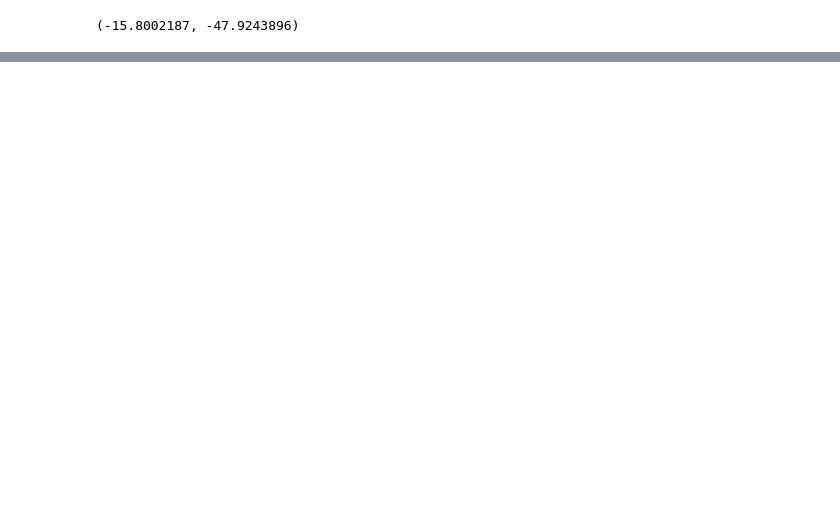
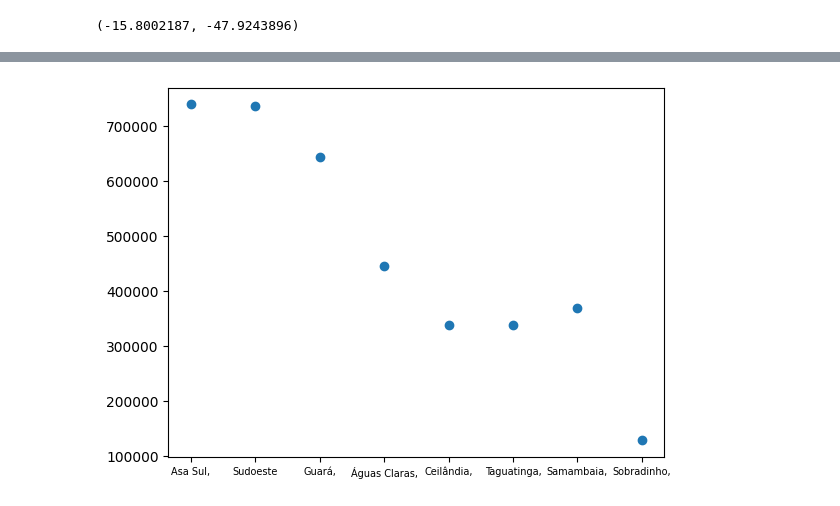
Before and after one commit to cvs2010/Data-Science-Projects, a Jupyter notebook: Project_7_forecasting_prices_zapimoveis_df.ipynb, the cells around one changed output, grey strips where cells are left out. Drawn from its saved outputs; the diff is of its cells as text; code cells hidden in the pictures; blank space fills up the shorter version.

```diff
--- a/Project_7_forecasting_prices_zapimoveis_df.ipynb
+++ b/Project_7_forecasting_prices_zapimoveis_df.ipynb
@@ -544,0 +853,8 @@ array([[861681.56]], dtype=float32)
+# %%
+from geopy.geocoders import Nominatim
+geolocator = Nominatim(user_agent="myGeocoder", timeout=2)
+location8 = "Sobradinho"
+location8 = geolocator.geocode(location8 + ", Brasília-DF, Brasil")
+latitude = float(location8.latitude)
+longitude = float(location8.longitude)
+latitude, longitude
@@ -544,0 +901,7 @@ array([[861681.56]], dtype=float32)
+# %%
+X_test_1 = np.array([[ quartos, garagem, banheiro, area, suite, academia, varanda, transporte, salao, planejado, latitude2, longitude2 ]])
+
+y_predict_8 = model.predict(X_test_1)
+
+y_predict_8 = scaler.inverse_transform(y_predict_8)
+y_predict_8
@@ -544,0 +913,5 @@ array([[861681.56]], dtype=float32)
+# %%
+array = [(location1.address.split()[0]+' '+location1.address.split()[1],int(y_predict_1)), (location2.address.split()[0],int(y_predict_2)), (location3.address.split()[0],int(y_predict_3)),
+         (location4.address.split()[0]+' '+location4.address.split()[1],int(y_predict_4)), (location5.address.split()[0],int(y_predict_5)), (location6.address.split()[0],int(y_predict_6)), (location7.address.split()[0],int(y_predict_7)),
+         (location8.address.split()[0],int(y_predict_8))]
+array
@@ -544,0 +927,3 @@ array([[861681.56]], dtype=float32)
+# %%
+#Turn array to Pandas DF
+df_final = pd.DataFrame(array)
@@ -544,0 +942,9 @@ array([[861681.56]], dtype=float32)
+# %%
+plt.xlabel = 0
+plt.ylabel = 1
+plt.rcParams['xtick.labelsize'] = 7
+plt.scatter(df_final[0], df_final[1])
+plt.figsize = (5,15)
+plt.show()
+# %% [output]
+[figure, added]
```
Also changed, not shown: parts of 43 cells of this notebook.
